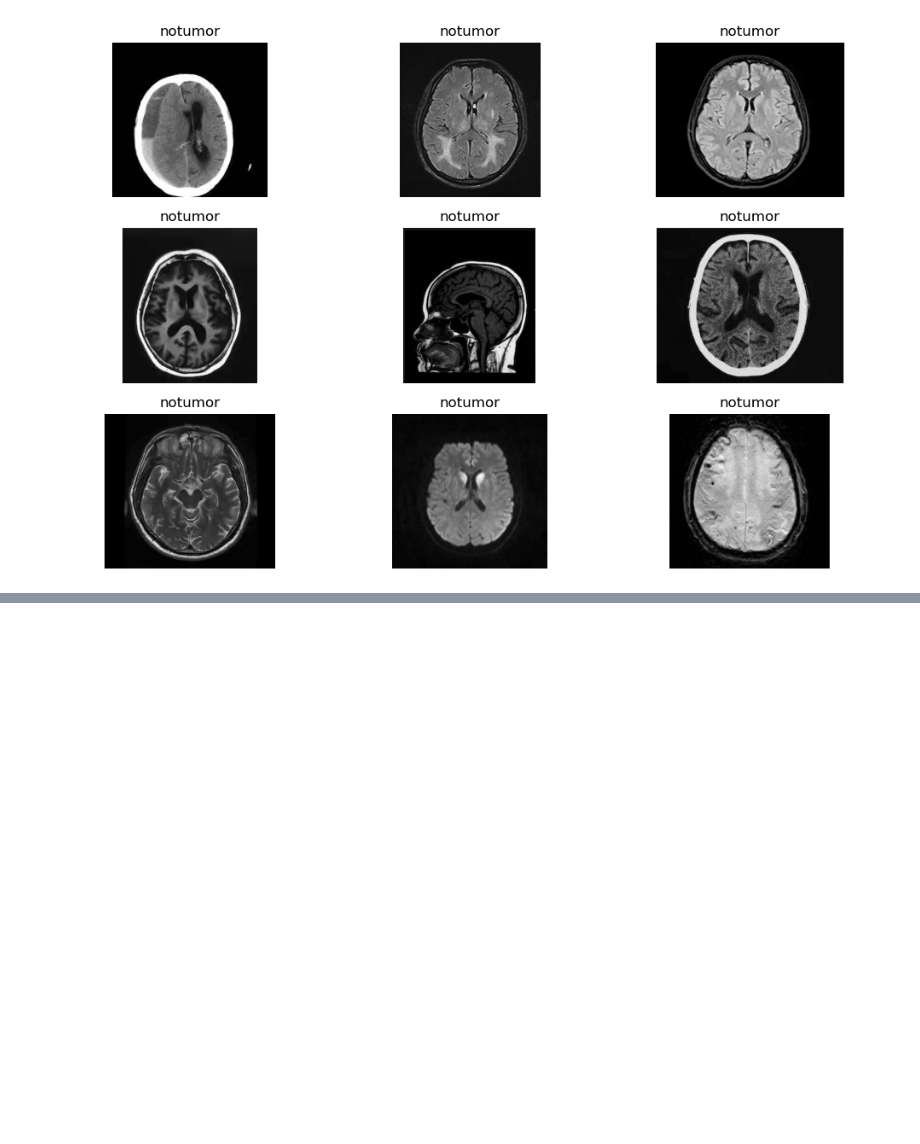
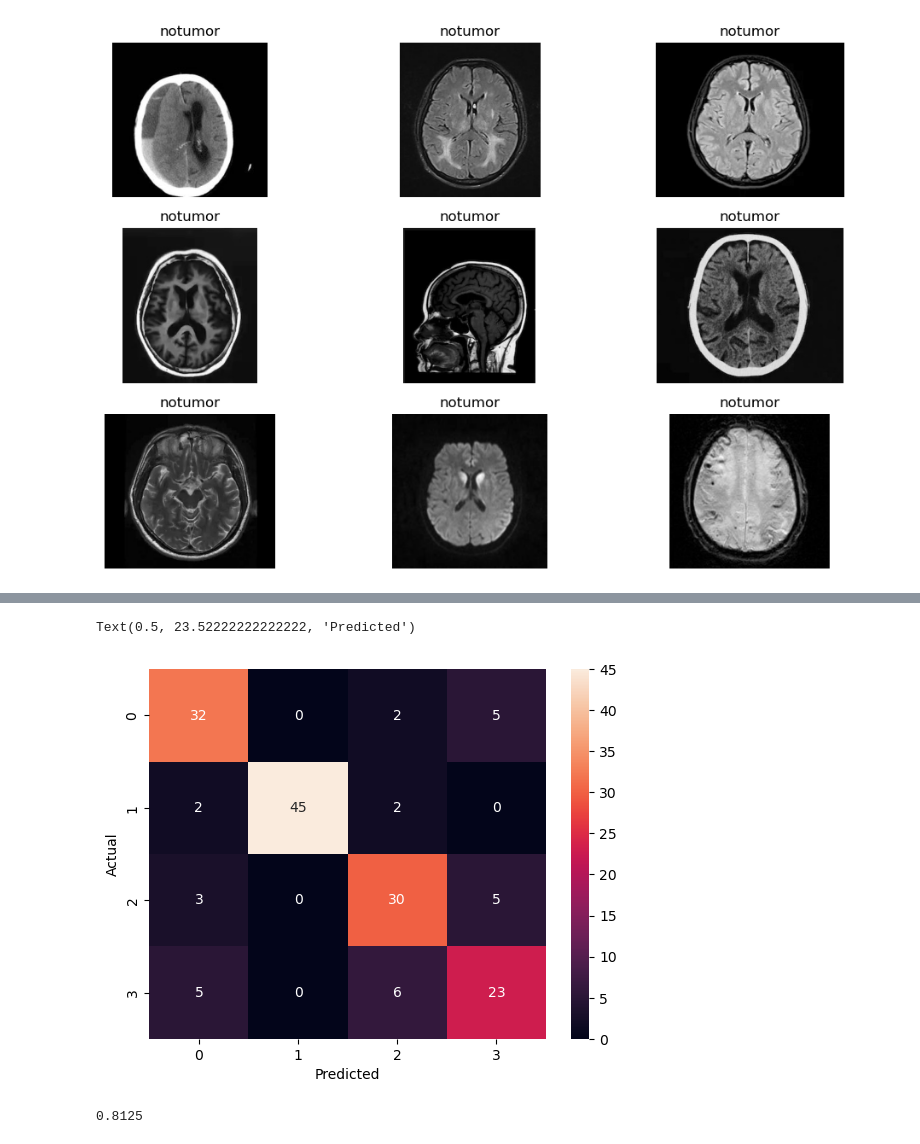
Before and after one commit to alex-kh465/ML_labs, a Jupyter notebook: Lab9/2448507_lab9.ipynb, the cells around one changed output, grey strips where cells are left out. Saved outputs shown, nothing was run; the diff lists cells and outputs as text; code cells hidden in the pictures; blank space fills up the shorter version.

```diff
--- a/Lab9/2448507_lab9.ipynb
+++ b/Lab9/2448507_lab9.ipynb
@@ -9,17 +9,23 @@ import os
 import cv2
 
 path = 'C:/Users/Aspire_Lays/Desktop/ML_assignments/Lab9/Training'
-classes = {'notumor': 0, 'pituitary': 1,'glioma':2,'meningioma':3}
+classes = {'notumor': 0, 'pituitary': 1, 'glioma': 2, 'meningioma': 3}
 X = []
 Y = []
 
-for cls in classes:
+# Dictionary to keep track of the number of images added per class
+class_counts = {0: 0, 1: 0, 2: 0, 3: 0}
+max_images_per_class = 200
+
+for cls, label in classes.items():
     pth = os.path.join(path, cls)
     for j in os.listdir(pth):
-        img = cv2.imread(os.path.join(pth, j), 0)
-        img = cv2.resize(img, (200, 200))
-        X.append(img)
-        Y.append(classes[cls])
+        if class_counts[label] < max_images_per_class:
+            img = cv2.imread(os.path.join(pth, j), 0)  # Load the image in grayscale (0)
+            img = cv2.resize(img, (200, 200))  # Resize the image to 200x200
+            X.append(img)
+            Y.append(label)
+            class_counts[label] += 1
 # %%
 X = np.array(X)
 Y = np.array(Y)
@@ -63,6 +69,6 @@ print(xtest.max(), xtest.min())
 # %%
 from sklearn.svm import SVC
 # %%
-sv = SVC(kernel='linear')
+sv = SVC(kernel='linear',probability=True)
 sv.fit(xtrain,ytrain)
 # %% [output]
@@ -169,0 +165,4 @@ for i in os.listdir(path)[:9]:
+# %%
+from sklearn.metrics import classification_report,confusion_matrix,accuracy_score,RocCurveDisplay,roc_curve,auc
+preds = sv.predict(xtest)
+print(classification_report(preds,ytest))
@@ -169,0 +182,11 @@ for i in os.listdir(path)[:9]:
+# %%
+sns.heatmap(confusion_matrix(preds,ytest),annot=True)
+plt.ylabel("Actual")
+plt.xlabel("Predicted")
+# %% [output]
+Text(0.5, 23.52222222222222, 'Predicted')
+[figure, added]
+# %%
+accuracy_score(preds,ytest)
+# %% [output]
+0.8125
```
Also changed, not shown: parts of 13 cells of this notebook.
